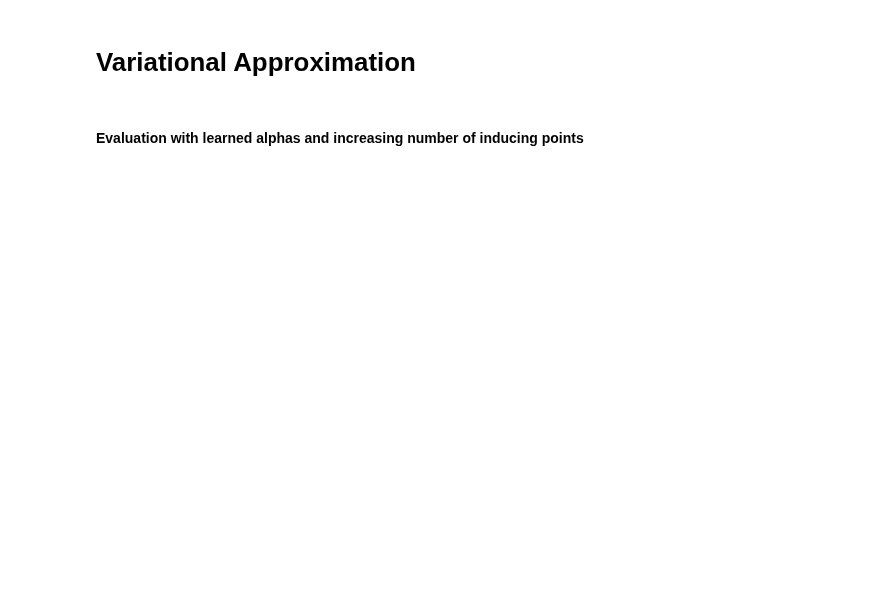
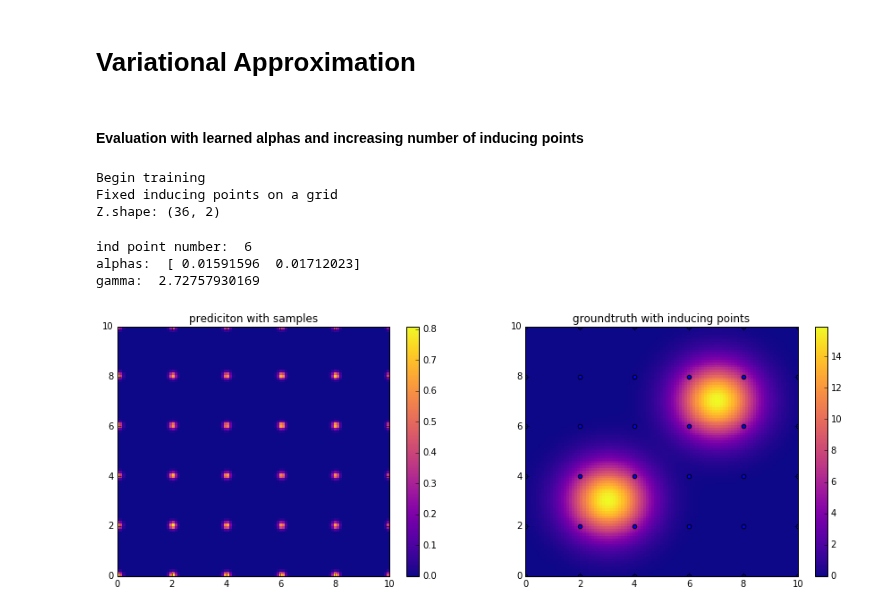
Before and after one commit to maxkohlbrenner/pmai-vi-gpmpp, a Jupyter notebook: main.ipynb, the cells around one changed output. Drawn from its saved outputs; the diff is of its cells as text; code cells hidden in the pictures; blank space fills up the shorter version.

```diff
--- a/main.ipynb
+++ b/main.ipynb
@@ -51,7 +51,7 @@ def double_blob(x_in, Tlims):
     x2frac = 10. / (Tlims[1,1] - Tlims[1,0])
     x[:,0] = x_in[:,0] * x1frac
     x[:,1] = x_in[:,1] * x2frac
-    return double_blob_10_10(x) * (x1frac * x2frac)
+    return double_blob_10_10(x) * (x1frac * x2frac) * 10
 # %%
 res = 100
 Tlims = np.array([[0., 10.], [0., 10.]])
@@ -82,71 +90,87 @@ plt.show()
 
 tf.logging.set_verbosity(tf.logging.DEBUG)
 check_numerics = True
+init_debug     = False
 
 # general options
 train_hyperparameters    = True
 optimize_inducing_points = False
 ind_point_num            = 6
 
-# gradient descent optionss
-max_iterations = 1000
-learning_rate  = 0.001
+stabilizer_value     = 1e-5
+kzz_stabilizer_value = 1e-7
+
+# gradient descent options
+max_iterations = 2000
+chk_iterations = 2001
+learning_rate  = 0.0001
 
 # initialization:
-lvech_init_stddev = 0.1 # 0.001
+lvech_init_stddev = 1. # 0.001
 m_init_val        = 1.
 
-alphas_init = [0.0001,  0.0001]
+alphas_init = [1.,  1.]
 gamma_init  = 1.
 
 # tensorboard options:
-logdir = 'logs/2d_blob'
+logdir = 'logs/2d_blob_dem'
 
 # build_evaluation_grid
 eval_res = 100
 eval_grid = build_2d_grid(Tlims, eval_res)
 
-i = ind_point_num
-
-m_opt, S_opt, Kzz_inv_opt, alphas_opt, Z_opt,gamma_opt = train_parameters(samples, i, Tlims,
+m_opt, S_opt, Kzz_inv_opt, alphas_opt, Z_opt,gamma_opt = train_parameters(samples, ind_point_num, Tlims,
                                                                           optimize_inducing_points=optimize_inducing_points,
                                                                           train_hyperparameters=train_hyperparameters,
                                                                           learning_rate=learning_rate,
                                                                           max_iterations=max_iterations,
+                                                                          chk_iters = chk_iterations,
                                                                           log_dir=logdir,
                                                                           alphas_init=alphas_init,
                                                                           gamma_init=gamma_init,
                                                                           lvech_init_stddev=lvech_init_stddev,
                                                                           m_init_val=m_init_val,
-                                                                          check_numerics=check_numerics
+                                                                          check_numerics=check_numerics,
+                                                                          stabilizer_value=stabilizer_value,
+                                                                          kzz_stabilizer_value=kzz_stabilizer_value,
+                                                                          enable_initialization_debugging=init_debug
                                                                          )
 lam_vals, lam_var = evaluation(m_opt,S_opt,Kzz_inv_opt,alphas_opt,gamma_opt,Z_opt, eval_grid)
+# %% [output]
+Begin training
+Fixed inducing points on a grid
+Z.shape: (36, 2)
 # %%
 #plots
 fig = plt.figure(figsize=(15, 5))
 max_value = np.max([np.max(vals), np.max(lam_vals)])
 norm = mpl.colors.Normalize(vmin=0, vmax=max_value)
 
-print("ind point number: ",i)
+print("ind point number: ",ind_point_num)
 print("alphas: ",alphas_opt)
 print("gamma: ",gamma_opt)
 
 xx, yy = np.meshgrid(np.linspace(Tlims[0,0], Tlims[0,1], eval_res), np.linspace(Tlims[1,0], Tlims[1,1], eval_res))
 
 ax0 = plt.subplot(1,2,1)
-im = ax0.pcolormesh(xx, yy, lam_vals.reshape(eval_res,eval_res), cmap=cmap, norm=norm)
+im = ax0.pcolormesh(xx, yy, lam_vals.reshape(eval_res,eval_res), cmap=cmap)#, norm=norm)
 fig.colorbar(im, ax=ax0)
 ax0.set_title('prediciton with samples')
 # ax0.scatter(samples[:,0], samples[:,1])
 plt.xlim(Tlims[0,0], Tlims[0,1])
 plt.ylim(Tlims[1,0], Tlims[1,1])
 
 ax1 = plt.subplot(1,2, 2)
 im1 = ax1.pcolormesh(xx, yy, vals, cmap=cmap,norm=norm)
 fig.colorbar(im1, ax=ax1)
 ax1.set_title('groundtruth with inducing points')
 ax1.scatter(Z_opt[:, 0], Z_opt[:,1])
 plt.xlim(Tlims[0,0], Tlims[0,1])
 plt.ylim(Tlims[1,0], Tlims[1,1])
 #plt.savefig('results/' + run_prefix + '_result.png', dpi=300)
 plt.show()
+# %% [output]
+ind point number:  6
+alphas:  [ 0.01591596  0.01712023]
+gamma:  2.72757930169
+[figure, added]
```
Also changed, not shown: parts of 4 cells of this notebook, 1 other file.
